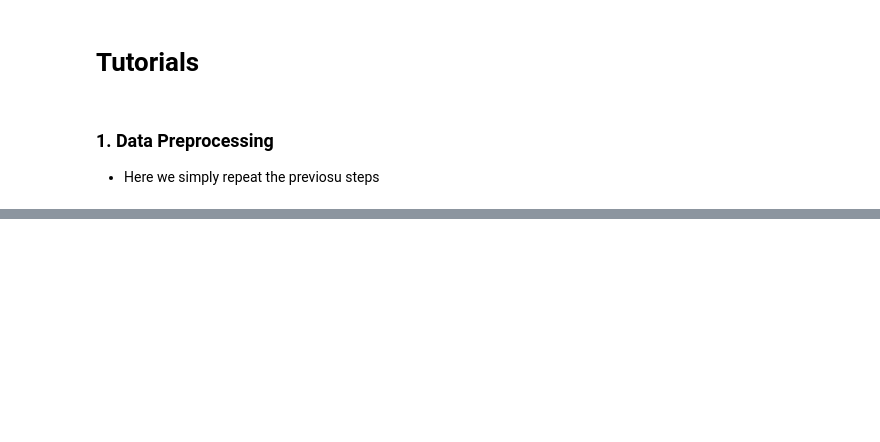
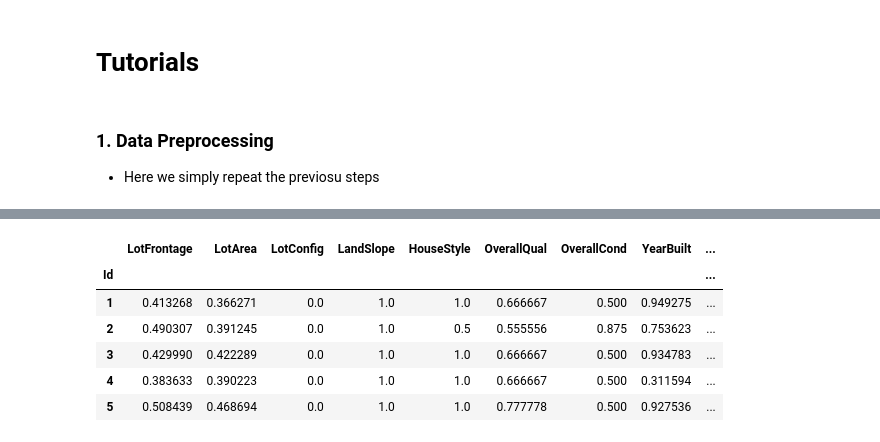
Before and after one commit to brookefzy/pitaya, a Jupyter notebook: HousingPricePredictor/03_nonlinear_prediction.ipynb, the cells around one changed output, grey strips where cells are left out. Saved outputs shown, nothing was run; the diff lists cells and outputs as text; code cells hidden in the pictures; blank space fills up the shorter version.

```diff
--- a/HousingPricePredictor/03_nonlinear_prediction.ipynb
+++ b/HousingPricePredictor/03_nonlinear_prediction.ipynb
@@ -53,4 +77,12 @@ warnings.filterwarnings("ignore")
 # %%
-# load data
-df_train = pd.read_csv('./data/train.csv', index_col='Id')
+# load the previous processed data.
+df_train = pd.read_csv('./data/train_clean_advanced.csv', index_col='Id')
 df_train.head()
+# %% [output]
+|  | LotFrontage | LotArea | LotConfig | LandSlope | HouseStyle | OverallQual | OverallCond | YearBuilt | ... |
+| Id |  |  |  |  |  |  |  |  | ... |
+| 1 | 0.413268 | 0.366271 | 0.0 | 1.0 | 1.0 | 0.666667 | 0.500 | 0.949275 | ... |
+| 2 | 0.490307 | 0.391245 | 0.0 | 1.0 | 0.5 | 0.555556 | 0.875 | 0.753623 | ... |
+| 3 | 0.429990 | 0.422289 | 0.0 | 1.0 | 1.0 | 0.666667 | 0.500 | 0.934783 | ... |
+| 4 | 0.383633 | 0.390223 | 0.0 | 1.0 | 1.0 | 0.666667 | 0.500 | 0.311594 | ... |
+| 5 | 0.508439 | 0.468694 | 0.0 | 1.0 | 1.0 | 0.777778 | 0.500 | 0.927536 | ... |
```
Also changed, not shown: parts of 12 cells of this notebook, 4 other files.
